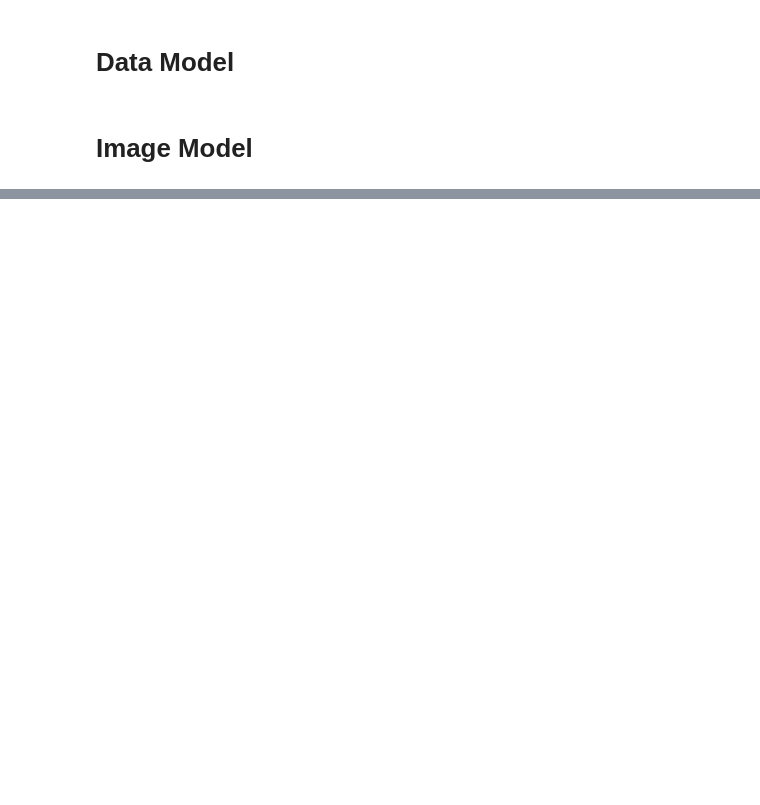
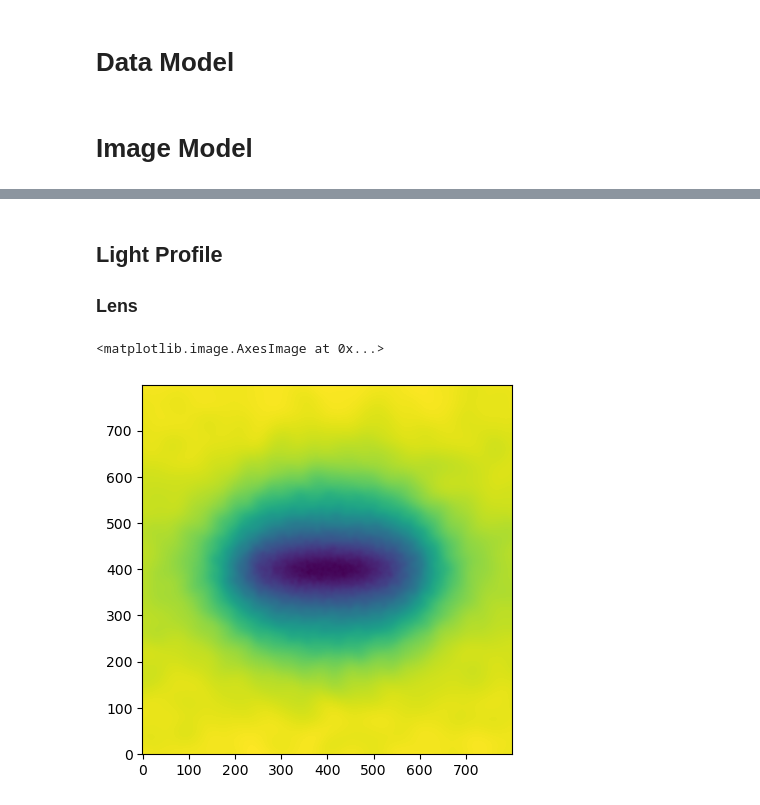
Before and after one commit to tylerjhughes/DarkLensAI, a Jupyter notebook: notebooks/main_lens_model.ipynb, the cells around one changed output, grey strips where cells are left out. Drawn from its saved outputs; the diff is of its cells as text; code cells hidden in the pictures; blank space fills up the shorter version.

```diff
--- a/notebooks/main_lens_model.ipynb
+++ b/notebooks/main_lens_model.ipynb
@@ -178,0 +188,12 @@ plt.show()
+# %% [markdown]
+## Light Profile
+
+### Lens
+# %%
+with h5py.File('../data/test_images/grid_subhalo_TNG50-1_90_3_LensLight_jwstf090w_faceon.hdf5', 'r') as f:
+    galaxy_image = f['grid'][:]
+
+plt.imshow(galaxy_image, origin='lower')
+# %% [output]
+<matplotlib.image.AxesImage at 0x...>
+[figure, added]
```
Also changed, not shown: parts of 17 cells of this notebook, 8 other files.
